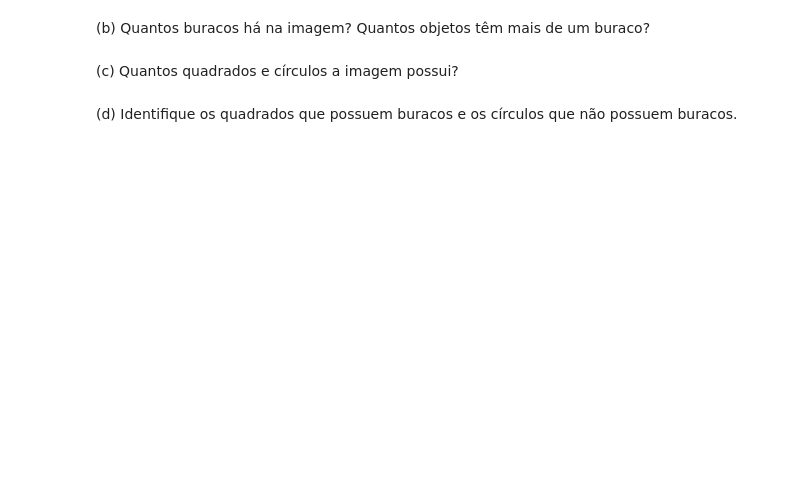
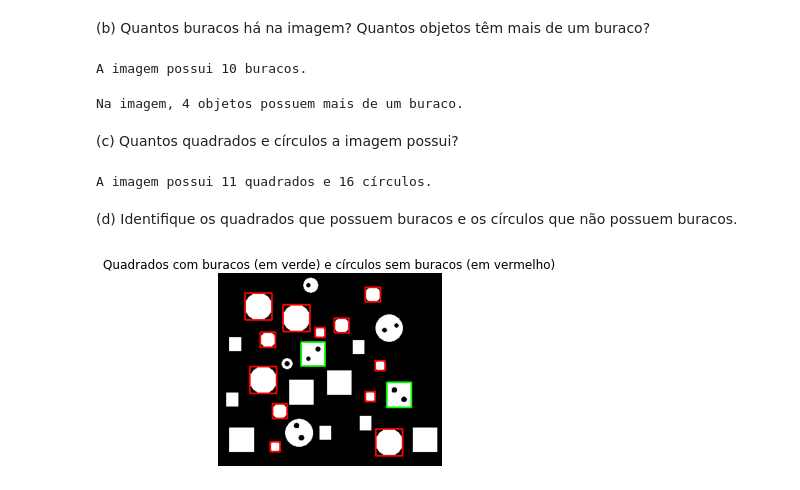
Before and after one commit to boa50/visao-computacional, a Jupyter notebook: atividade01/parteB/atividade01-parteB.ipynb, the cells around one changed output. Saved outputs shown, nothing was run; the diff lists cells and outputs as text; code cells hidden in the pictures; blank space fills up the shorter version.

```diff
--- a/atividade01/parteB/atividade01-parteB.ipynb
+++ b/atividade01/parteB/atividade01-parteB.ipynb
@@ -100,6 +121,80 @@ as perguntas abaixo.
 # %% [markdown]
 (b) Quantos buracos há na imagem? Quantos objetos têm mais de um buraco?
+# %%
+hole_count = 0
+for obj in hierarchy[0]:
+    if obj[-1] != -1:
+        hole_count += 1
+
+print('A imagem possui {} buracos.'.format(hole_count))
+# %% [output]
+A imagem possui 10 buracos.
+# %%
+obj_hole_count = {}
+for obj in hierarchy[0]:
+    if obj[-1] != -1:
+        idx = obj[-1]
+        if idx in obj_hole_count:
+            obj_hole_count[idx] += 1
+        else:
+            obj_hole_count[idx] = 1
+
+many_holes_count = 0
+for key in obj_hole_count.keys():
+    if obj_hole_count[key] > 1:
+        many_holes_count += 1
+
+print('Na imagem, {} objetos possuem mais de um buraco.'.format(many_holes_count))
+# %% [output]
+Na imagem, 4 objetos possuem mais de um buraco.
 # %% [markdown]
 (c) Quantos quadrados e círculos a imagem possui?
+# %%
+quadrados = 0
+circulos = 0
+for contour, obj in zip(contours, hierarchy[0]):
+    if obj[-1] == -1:
+        if len(contour) == 4:
+            quadrados += 1
+        else:
+            circulos += 1
+
+print('A imagem possui {} quadrados e {} círculos.'.format(quadrados, circulos))
+# %% [output]
+A imagem possui 11 quadrados e 16 círculos.
 # %% [markdown]
 (d) Identifique os quadrados que possuem buracos e os círculos que não possuem buracos.
+# %%
+img = imread(img_path)
+
+obj_has_hole = {}
+for i, obj in enumerate(hierarchy[0]):
+    if obj[-1] != -1:
+        idx = obj[-1]
+        obj_has_hole[idx] = 1
+    else:
+        obj_has_hole[i] = -1
+
+for idx, contour in enumerate(contours):
+    plot = False
+
+    if idx in obj_has_hole.keys():
+        if len(contour) == 4:
+            if obj_has_hole[idx] == 1:
+                plot = True
+                color = (0, 255, 0)
+        else:
+            if obj_has_hole[idx] == -1:
+                plot = True
+                color = (0, 0, 255)
+
+    if plot:
+        start_point = tuple(contour.min(axis=0)[0])
+        end_point = tuple(contour.max(axis=0)[0])
+        thickness = 2
+        img = cv2.rectangle(img, start_point, end_point, color, thickness)
+
+
+show_img([img], ['Quadrados com buracos (em verde) e círculos sem buracos (em vermelho)'], rgb=True)
+# %% [output]
+[figure, added]
```
Also changed, not shown: parts of 3 cells of this notebook, 1 other file.
